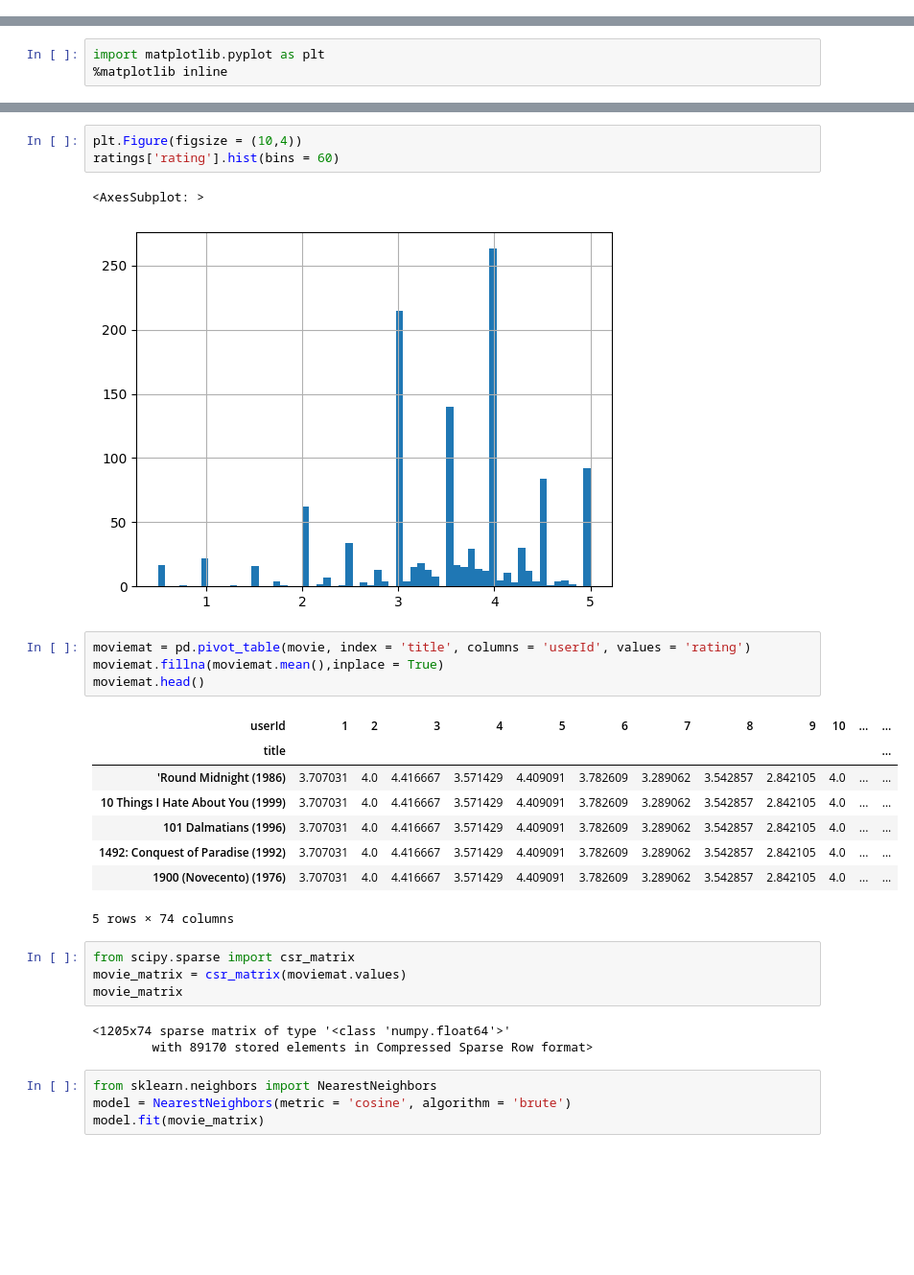
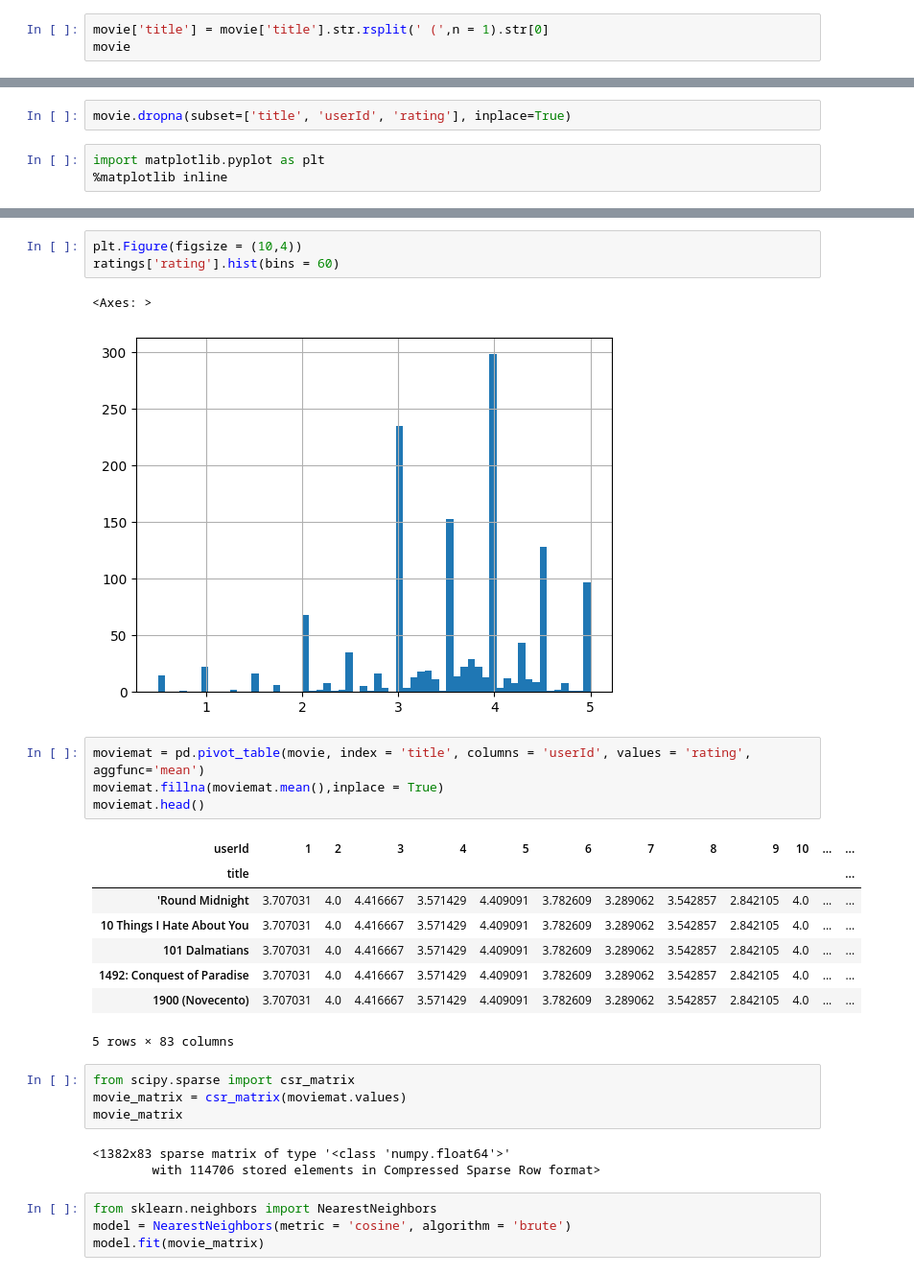
Before and after one commit to Prakhar-25/MovieMentor-Movie-Recommendation-, a Jupyter notebook: model_2.ipynb, the cells around one changed output, grey strips where cells are left out. Shown at 96% size. Drawn from its saved outputs; the diff is of its cells as text; blank space fills up the shorter version.

```diff
--- a/model_2.ipynb
+++ b/model_2.ipynb
@@ -28,0 +29,3 @@ movie
+# %%
+movie['title'] = movie['title'].str.rsplit(' (',n = 1).str[0]
+movie
@@ -29,3 +46,5 @@ movie
+# %%
+movie.dropna(subset=['title', 'userId', 'rating'], inplace=True)
 # %%
 import matplotlib.pyplot as plt
 %matplotlib inline
@@ -58,28 +77,28 @@ ratings['no. of ratings'].hist(bins = 70)
 plt.Figure(figsize = (10,4))
 ratings['rating'].hist(bins = 60)
 # %% [output]
-<AxesSubplot: >
+<Axes: >
-[figure, old version]
+[figure, new version]
 # %%
-moviemat = pd.pivot_table(movie, index = 'title', columns = 'userId', values = 'rating')
+moviemat = pd.pivot_table(movie, index = 'title', columns = 'userId', values = 'rating', aggfunc='mean')
 moviemat.fillna(moviemat.mean(),inplace = True)
 moviemat.head()
 # %% [output]
 | userId | 1 | 2 | 3 | 4 | 5 | 6 | 7 | 8 | 9 | 10 | ... | ... |
 | title |  |  |  |  |  |  |  |  |  |  |  | ... |
-| 'Round Midnight (1986) | 3.707031 | 4.0 | 4.416667 | 3.571429 | 4.409091 | 3.782609 | 3.289062 | 3.542857 | 2.842105 | 4.0 | ... | ... |
-| 10 Things I Hate About You (1999) | 3.707031 | 4.0 | 4.416667 | 3.571429 | 4.409091 | 3.782609 | 3.289062 | 3.542857 | 2.842105 | 4.0 | ... | ... |
-| 101 Dalmatians (1996) | 3.707031 | 4.0 | 4.416667 | 3.571429 | 4.409091 | 3.782609 | 3.289062 | 3.542857 | 2.842105 | 4.0 | ... | ... |
-| 1492: Conquest of Paradise (1992) | 3.707031 | 4.0 | 4.416667 | 3.571429 | 4.409091 | 3.782609 | 3.289062 | 3.542857 | 2.842105 | 4.0 | ... | ... |
-| 1900 (Novecento) (1976) | 3.707031 | 4.0 | 4.416667 | 3.571429 | 4.409091 | 3.782609 | 3.289062 | 3.542857 | 2.842105 | 4.0 | ... | ... |
+| 'Round Midnight | 3.707031 | 4.0 | 4.416667 | 3.571429 | 4.409091 | 3.782609 | 3.289062 | 3.542857 | 2.842105 | 4.0 | ... | ... |
+| 10 Things I Hate About You | 3.707031 | 4.0 | 4.416667 | 3.571429 | 4.409091 | 3.782609 | 3.289062 | 3.542857 | 2.842105 | 4.0 | ... | ... |
+| 101 Dalmatians | 3.707031 | 4.0 | 4.416667 | 3.571429 | 4.409091 | 3.782609 | 3.289062 | 3.542857 | 2.842105 | 4.0 | ... | ... |
+| 1492: Conquest of Paradise | 3.707031 | 4.0 | 4.416667 | 3.571429 | 4.409091 | 3.782609 | 3.289062 | 3.542857 | 2.842105 | 4.0 | ... | ... |
+| 1900 (Novecento) | 3.707031 | 4.0 | 4.416667 | 3.571429 | 4.409091 | 3.782609 | 3.289062 | 3.542857 | 2.842105 | 4.0 | ... | ... |
-5 rows × 74 columns
+5 rows × 83 columns
 # %%
 from scipy.sparse import csr_matrix
 movie_matrix = csr_matrix(moviemat.values)
 movie_matrix
 # %% [output]
-<1205x74 sparse matrix of type '<class 'numpy.float64'>'
-        with 89170 stored elements in Compressed Sparse Row format>
+<1382x83 sparse matrix of type '<class 'numpy.float64'>'
+        with 114706 stored elements in Compressed Sparse Row format>
 # %%
 from sklearn.neighbors import NearestNeighbors
 model = NearestNeighbors(metric = 'cosine', algorithm = 'brute')
```
Also changed, not shown: parts of 12 cells of this notebook, 6 other files.
